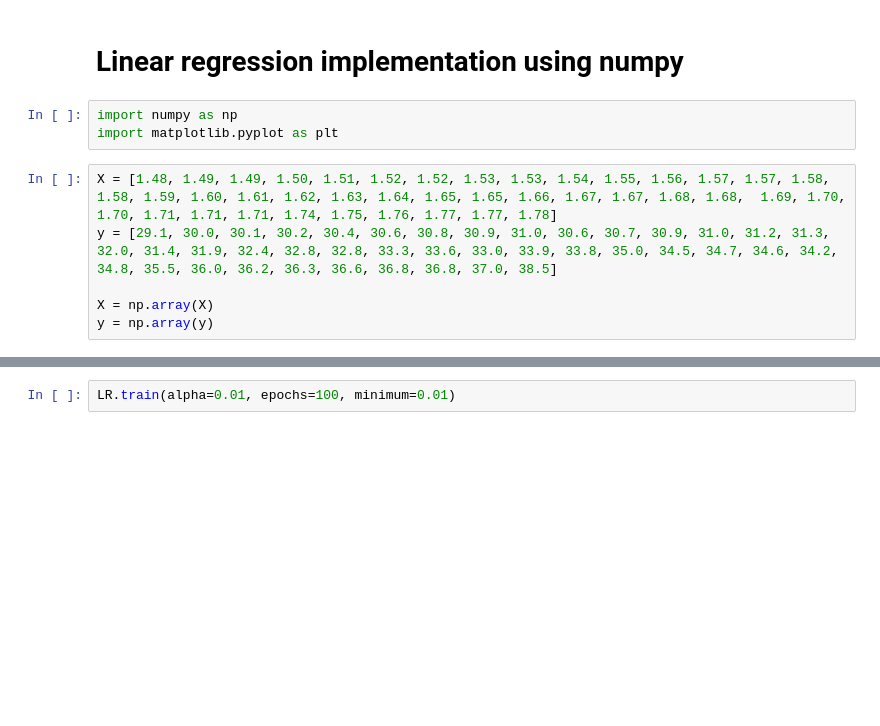
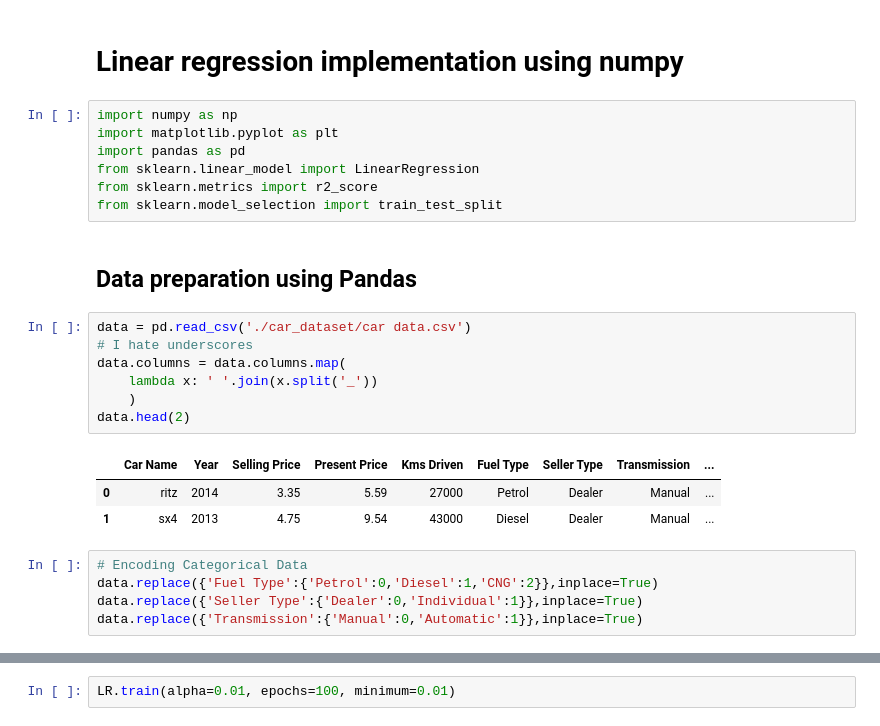
Before and after one commit to BasilKarol/ml-implementation, a Jupyter notebook: Regression_model.ipynb, the cells around one changed output, grey strips where cells are left out. Cells and saved outputs as stored; diff of their text form; blank space fills up the shorter version.

```diff
--- a/Regression_model.ipynb
+++ b/Regression_model.ipynb
@@ -1,11 +1,27 @@
 # %% [markdown]
-# Linear regression implementation using numpy
+# **Linear regression implementation using numpy**
 # %%
 import numpy as np
 import matplotlib.pyplot as plt
+import pandas as pd
+from sklearn.linear_model import LinearRegression
+from sklearn.metrics import r2_score
+from sklearn.model_selection import train_test_split
-# %%
-X = [1.48, 1.49, 1.49, 1.50, 1.51, 1.52, 1.52, 1.53, 1.53, 1.54, 1.55, 1.56, 1.57, 1.57, 1.58, 1.58, 1.59, 1.60, 1.61, 1.62, 1.63, 1.64, 1.65, 1.65, 1.66, 1.67, 1.67, 1.68, 1.68,  1.69, 1.70, 1.70, 1.71, 1.71, 1.71, 1.74, 1.75, 1.76, 1.77, 1.77, 1.78]
-y = [29.1, 30.0, 30.1, 30.2, 30.4, 30.6, 30.8, 30.9, 31.0, 30.6, 30.7, 30.9, 31.0, 31.2, 31.3, 32.0, 31.4, 31.9, 32.4, 32.8, 32.8, 33.3, 33.6, 33.0, 33.9, 33.8, 35.0, 34.5, 34.7, 34.6, 34.2, 34.8, 35.5, 36.0, 36.2, 36.3, 36.6, 36.8, 36.8, 37.0, 38.5]
-
-X = np.array(X)
-y = np.array(y)
+# %% [markdown]
+## Data preparation using Pandas
+# %%
+data = pd.read_csv('./car_dataset/car data.csv')
+# I hate underscores
+data.columns = data.columns.map(
+    lambda x: ' '.join(x.split('_'))
+    )
+data.head(2)
+# %% [output]
+|  | Car Name | Year | Selling Price | Present Price | Kms Driven | Fuel Type | Seller Type | Transmission | ... |
+| 0 | ritz | 2014 | 3.35 | 5.59 | 27000 | Petrol | Dealer | Manual | ... |
+| 1 | sx4 | 2013 | 4.75 | 9.54 | 43000 | Diesel | Dealer | Manual | ... |
+# %%
+# Encoding Categorical Data
+data.replace({'Fuel Type':{'Petrol':0,'Diesel':1,'CNG':2}},inplace=True)
+data.replace({'Seller Type':{'Dealer':0,'Individual':1}},inplace=True)
+data.replace({'Transmission':{'Manual':0,'Automatic':1}},inplace=True)
```
Also changed, not shown: parts of 16 cells of this notebook, 1 other file.
